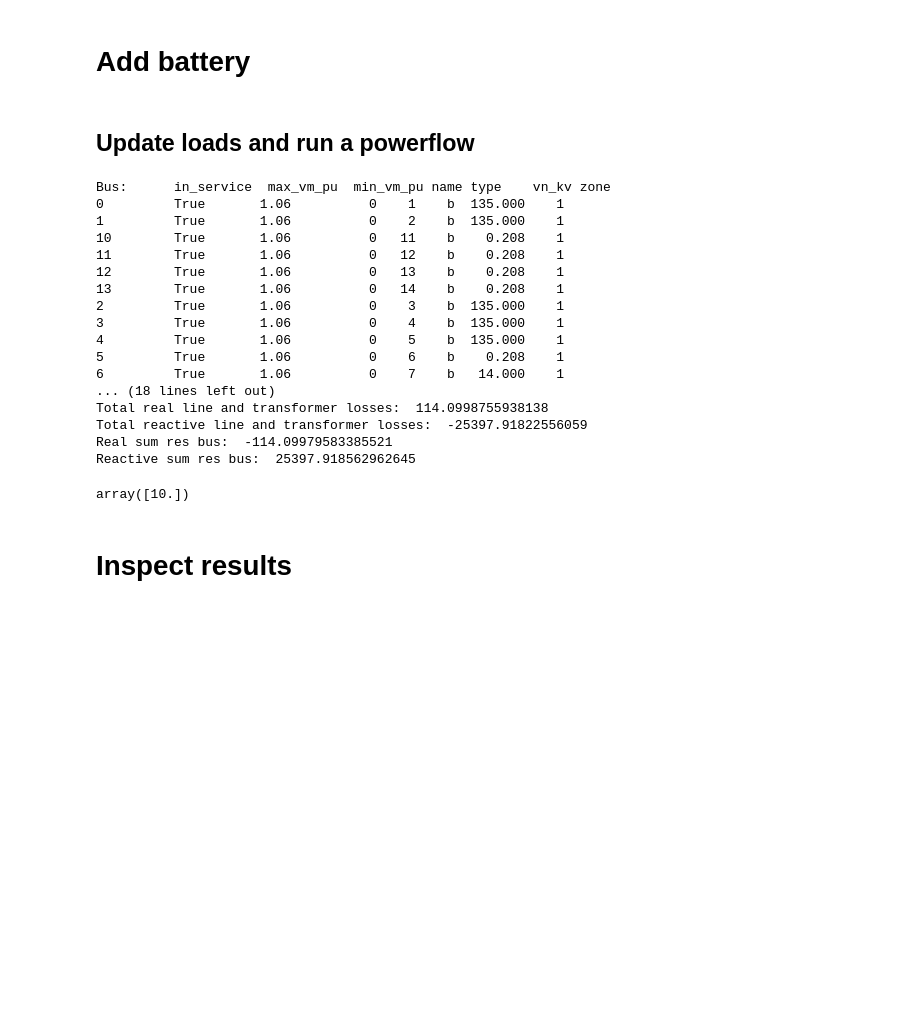
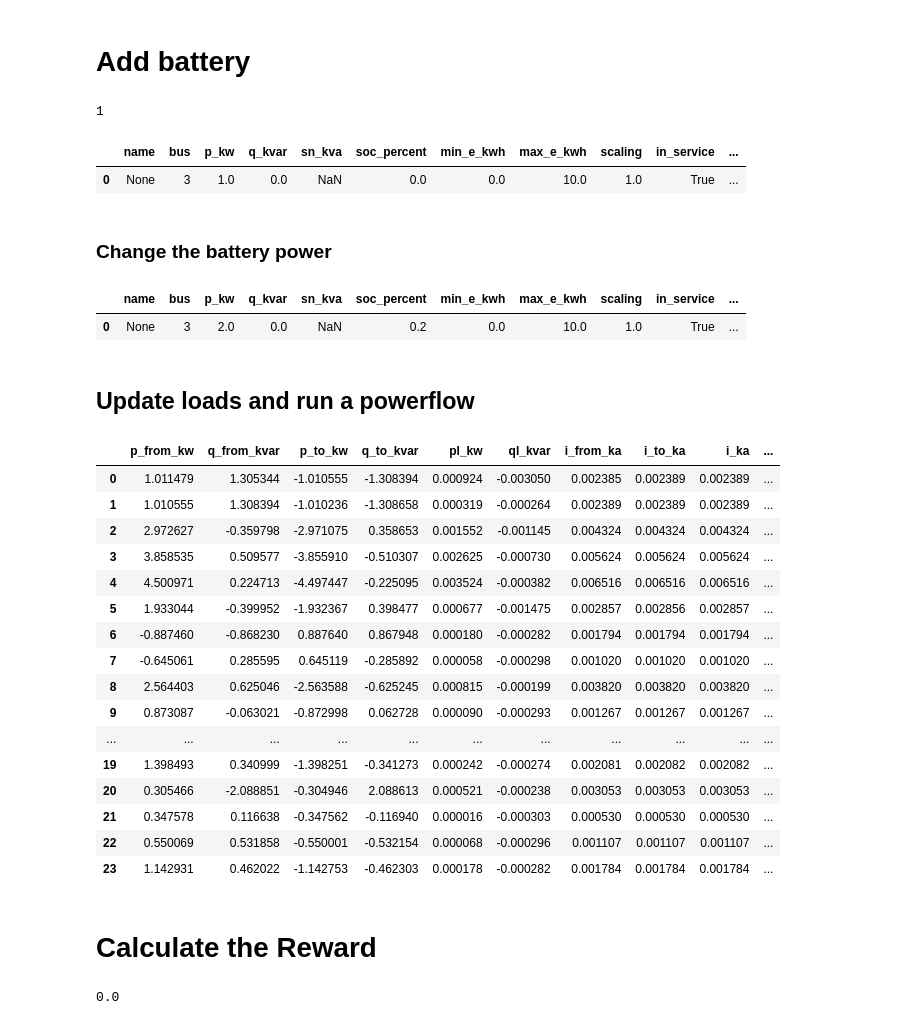
Before and after one commit to bmeyers/VirtualMicrogridSegmentation, a Jupyter notebook: Interacting with pp_network.ipynb, the cells around one changed output. Drawn from its saved outputs; the diff is of its cells as text; code cells hidden in the pictures; blank space fills up the shorter version.

```diff
--- a/Interacting with pp_network.ipynb
+++ b/Interacting with pp_network.ipynb
@@ -109,6 +96,6 @@ q_load_data = 0.0*np.ones((network_model.num_loadbus,num_times))
 # %% [markdown]
 ## Add generators
 # %%
-# network_model.add_sgeneration(7,1.0)
-# # Add a generator at bus 7 and initialize its real power production as 1 kW
-# network_model.add_sgeneration(10,1.0)
+# Add static generators at bus 7 and at bus 10 and initialize their real power production as 1 kW
+network_model.add_sgen(7,1.0)
+network_model.add_sgen(10,1.0)
@@ -115,34 +113,29 @@ q_load_data = 0.0*np.ones((network_model.num_loadbus,num_times))
 # %% [markdown]
 # Add battery
 # %%
-# network_model.add_battery(3,1.0,10,0.0) # Initialize at bus 3 with power flow 1.0 (charging), capacity 10 kWh, initialy SOC 0 %
+# Initialize at bus 3 with power flow 1.0 (charging), capacity 10 kWh, initialy SOC 0 %
+network_model.add_battery(3,1.0,10,0.0)
+# %%
+# How many batteries?
+network_model.net.storage.shape[0]
+# %% [output]
+1
+# %%
+network_model.net.storage
+# %% [output]
+|  | name | bus | p_kw | q_kvar | sn_kva | soc_percent | min_e_kwh | max_e_kwh | scaling | in_service | ... |
+| 0 | None | 3 | 1.0 | 0.0 | NaN | 0.0 | 0.0 | 10.0 | 1.0 | True | ... |
+# %% [markdown]
+### Change the battery power
+# %%
+network_model.update_batteries(battery_powers=2*np.ones((network_model.net.storage.shape[0],)), dt=1)
+network_model.net.storage
+# %% [output]
+|  | name | bus | p_kw | q_kvar | sn_kva | soc_percent | min_e_kwh | max_e_kwh | scaling | in_service | ... |
+| 0 | None | 3 | 2.0 | 0.0 | NaN | 0.2 | 0.0 | 10.0 | 1.0 | True | ... |
 # %% [markdown]
 ## Update loads and run a powerflow
 # %%
 network_model.update_loads(p_load_data[:,0],q_load_data[:,0])
 # %%
-network_model.run_powerflow(check=True,extreme_test=True)
+network_model.run_powerflow()
-# %% [output]
-Bus:      in_service  max_vm_pu  min_vm_pu name type    vn_kv zone
-0         True       1.06          0    1    b  135.000    1
-1         True       1.06          0    2    b  135.000    1
-10        True       1.06          0   11    b    0.208    1
-11        True       1.06          0   12    b    0.208    1
-12        True       1.06          0   13    b    0.208    1
-13        True       1.06          0   14    b    0.208    1
-2         True       1.06          0    3    b  135.000    1
-3         True       1.06          0    4    b  135.000    1
-4         True       1.06          0    5    b  135.000    1
-5         True       1.06          0    6    b    0.208    1
-6         True       1.06          0    7    b   14.000    1
-... (18 lines left out)
-Total real line and transformer losses:  114.0998755938138
-Total reactive line and transformer losses:  -25397.91822556059
-Real sum res bus:  -114.09979583385521
-Reactive sum res bus:  25397.918562962645
-# %%
-network_model.energy_capacities
-# %% [output]
-array([10.])
-# %% [markdown]
-# Inspect results
@@ -152,3 +142,30 @@ array([10.])
+# %%
+network_model.net.res_line
+# %% [output]
+|  | p_from_kw | q_from_kvar | p_to_kw | q_to_kvar | pl_kw | ql_kvar | i_from_ka | i_to_ka | i_ka | ... |
+| 0 | 1.011479 | 1.305344 | -1.010555 | -1.308394 | 0.000924 | -0.003050 | 0.002385 | 0.002389 | 0.002389 | ... |
+| 1 | 1.010555 | 1.308394 | -1.010236 | -1.308658 | 0.000319 | -0.000264 | 0.002389 | 0.002389 | 0.002389 | ... |
+| 2 | 2.972627 | -0.359798 | -2.971075 | 0.358653 | 0.001552 | -0.001145 | 0.004324 | 0.004324 | 0.004324 | ... |
+| 3 | 3.858535 | 0.509577 | -3.855910 | -0.510307 | 0.002625 | -0.000730 | 0.005624 | 0.005624 | 0.005624 | ... |
+| 4 | 4.500971 | 0.224713 | -4.497447 | -0.225095 | 0.003524 | -0.000382 | 0.006516 | 0.006516 | 0.006516 | ... |
+| 5 | 1.933044 | -0.399952 | -1.932367 | 0.398477 | 0.000677 | -0.001475 | 0.002857 | 0.002856 | 0.002857 | ... |
+| 6 | -0.887460 | -0.868230 | 0.887640 | 0.867948 | 0.000180 | -0.000282 | 0.001794 | 0.001794 | 0.001794 | ... |
+| 7 | -0.645061 | 0.285595 | 0.645119 | -0.285892 | 0.000058 | -0.000298 | 0.001020 | 0.001020 | 0.001020 | ... |
+| 8 | 2.564403 | 0.625046 | -2.563588 | -0.625245 | 0.000815 | -0.000199 | 0.003820 | 0.003820 | 0.003820 | ... |
+| 9 | 0.873087 | -0.063021 | -0.872998 | 0.062728 | 0.000090 | -0.000293 | 0.001267 | 0.001267 | 0.001267 | ... |
+| ... | ... | ... | ... | ... | ... | ... | ... | ... | ... | ... |
+| 19 | 1.398493 | 0.340999 | -1.398251 | -0.341273 | 0.000242 | -0.000274 | 0.002081 | 0.002082 | 0.002082 | ... |
+| 20 | 0.305466 | -2.088851 | -0.304946 | 2.088613 | 0.000521 | -0.000238 | 0.003053 | 0.003053 | 0.003053 | ... |
+| 21 | 0.347578 | 0.116638 | -0.347562 | -0.116940 | 0.000016 | -0.000303 | 0.000530 | 0.000530 | 0.000530 | ... |
+| 22 | 0.550069 | 0.531858 | -0.550001 | -0.532154 | 0.000068 | -0.000296 | 0.001107 | 0.001107 | 0.001107 | ... |
+| 23 | 1.142931 | 0.462022 | -1.142753 | -0.462303 | 0.000178 | -0.000282 | 0.001784 | 0.001784 | 0.001784 | ... |
+# %% [markdown]
+# Calculate the Reward
+# %%
+network_model.calculate_reward()
+network_model.reward_val
+# %% [output]
+0.0
 # %% [markdown]
 # Key Documentation:
 
```
Also changed, not shown: parts of 34 cells of this notebook, 1 other file.
